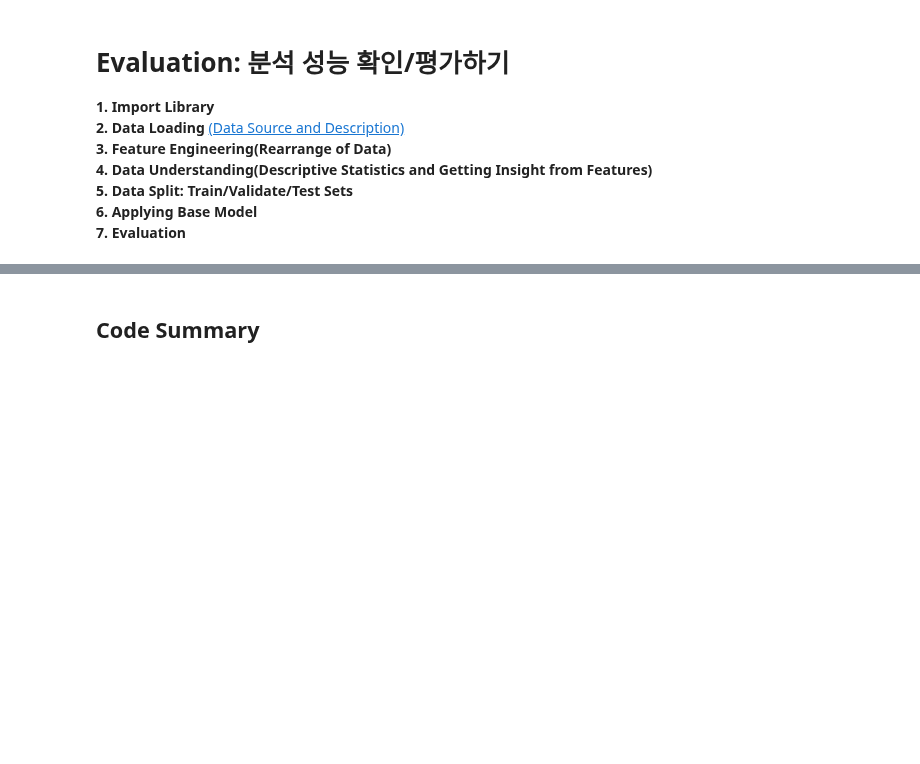
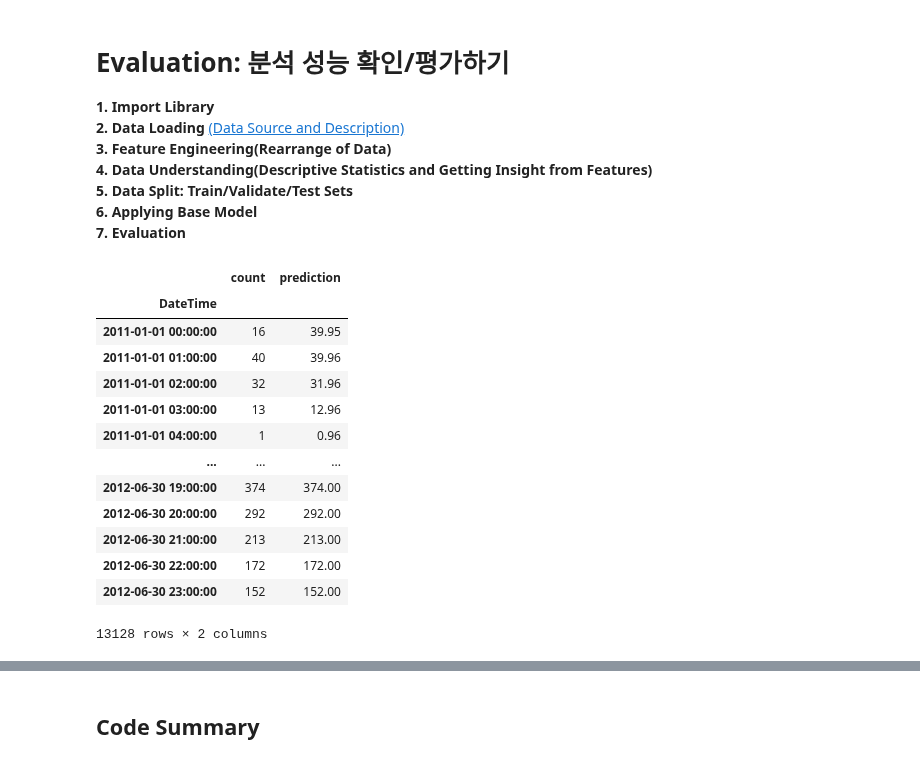
Before and after one commit to thekimk/All-About-Time-Series-Analysis, a Jupyter notebook: Practice3_Setting_Analysis_KK.ipynb, the cells around one changed output, grey strips where cells are left out. Cells and saved outputs as stored; diff of their text form; code cells hidden in the pictures; blank space fills up the shorter version.

```diff
--- a/Practice3_Setting_Analysis_KK.ipynb
+++ b/Practice3_Setting_Analysis_KK.ipynb
@@ -1180,6 +1180,23 @@ strong multicollinearity or other numerical problems.
 **7. Evaluation**
 # %%
 # pd.concat([Y_train, pd.DataFrame(pred_tr_reg1, index=Y_train.index, columns=['prediction'])], axis=1)
+# %%
+pd.concat([Y_train, pd.DataFrame(pred_tr_reg1, index=Y_train.index, columns=['prediction'])], axis=1)
+# %% [output]
+|  | count | prediction |
+| DateTime |  |  |
+| 2011-01-01 00:00:00 | 16 | 39.95 |
+| 2011-01-01 01:00:00 | 40 | 39.96 |
+| 2011-01-01 02:00:00 | 32 | 31.96 |
+| 2011-01-01 03:00:00 | 13 | 12.96 |
+| 2011-01-01 04:00:00 | 1 | 0.96 |
+| ... | ... | ... |
+| 2012-06-30 19:00:00 | 374 | 374.00 |
+| 2012-06-30 20:00:00 | 292 | 292.00 |
+| 2012-06-30 21:00:00 | 213 | 213.00 |
+| 2012-06-30 22:00:00 | 172 | 172.00 |
+| 2012-06-30 23:00:00 | 152 | 152.00 |
+13128 rows × 2 columns
 # %%
 # precision comparisions
 pd.concat([Y_train, pd.DataFrame(pred_tr_reg1, index=Y_train.index, columns=['prediction'])], axis=1).plot(kind='line', figsize=(20,6),
```
Also changed, not shown: parts of 6 cells of this notebook, 1 other file.
